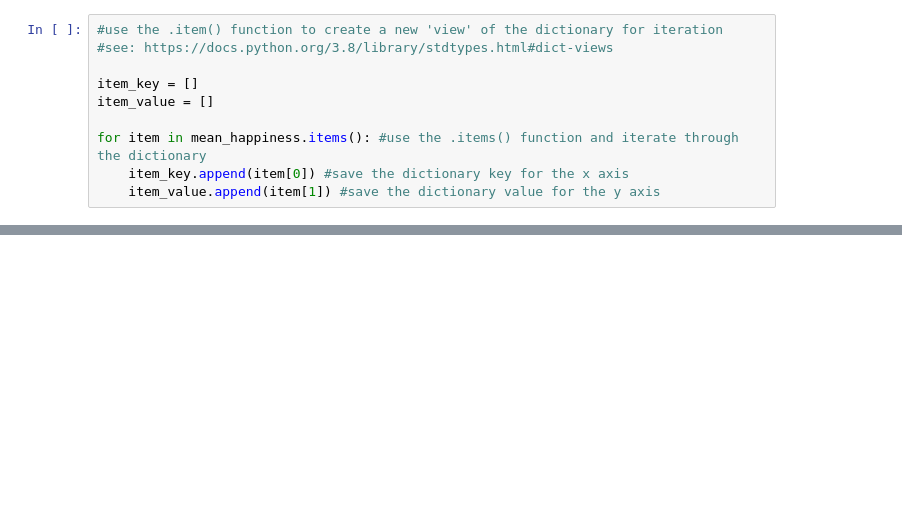
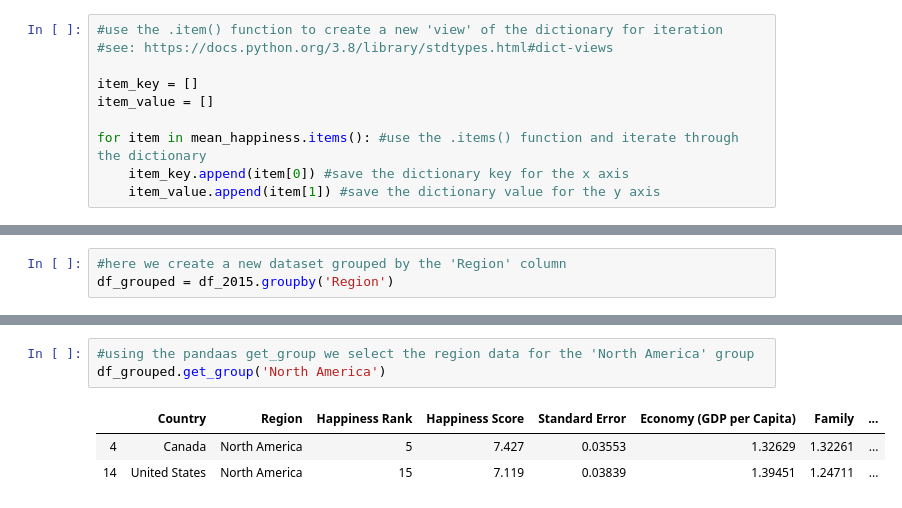
Before and after one commit to SeriousHyena/Sandbox, a Jupyter notebook: data_aggregation.ipynb, the cells around one changed output, grey strips where cells are left out. Cells and saved outputs as stored; diff of their text form; blank space fills up the shorter version.

```diff
--- a/data_aggregation.ipynb
+++ b/data_aggregation.ipynb
@@ -197,0 +205,3 @@ plt.show()
+# %%
+#here we create a new dataset grouped by the 'Region' column
+df_grouped = df_2015.groupby('Region')
@@ -197,0 +213,7 @@ plt.show()
+# %%
+#using the pandaas get_group we select the region data for the 'North America' group
+df_grouped.get_group('North America')
+# %% [output]
+|  | Country | Region | Happiness Rank | Happiness Score | Standard Error | Economy (GDP per Capita) | Family | ... |
+| 4 | Canada | North America | 5 | 7.427 | 0.03553 | 1.32629 | 1.32261 | ... |
+| 14 | United States | North America | 15 | 7.119 | 0.03839 | 1.39451 | 1.24711 | ... |
```
Also changed, not shown: parts of 4 cells of this notebook.
